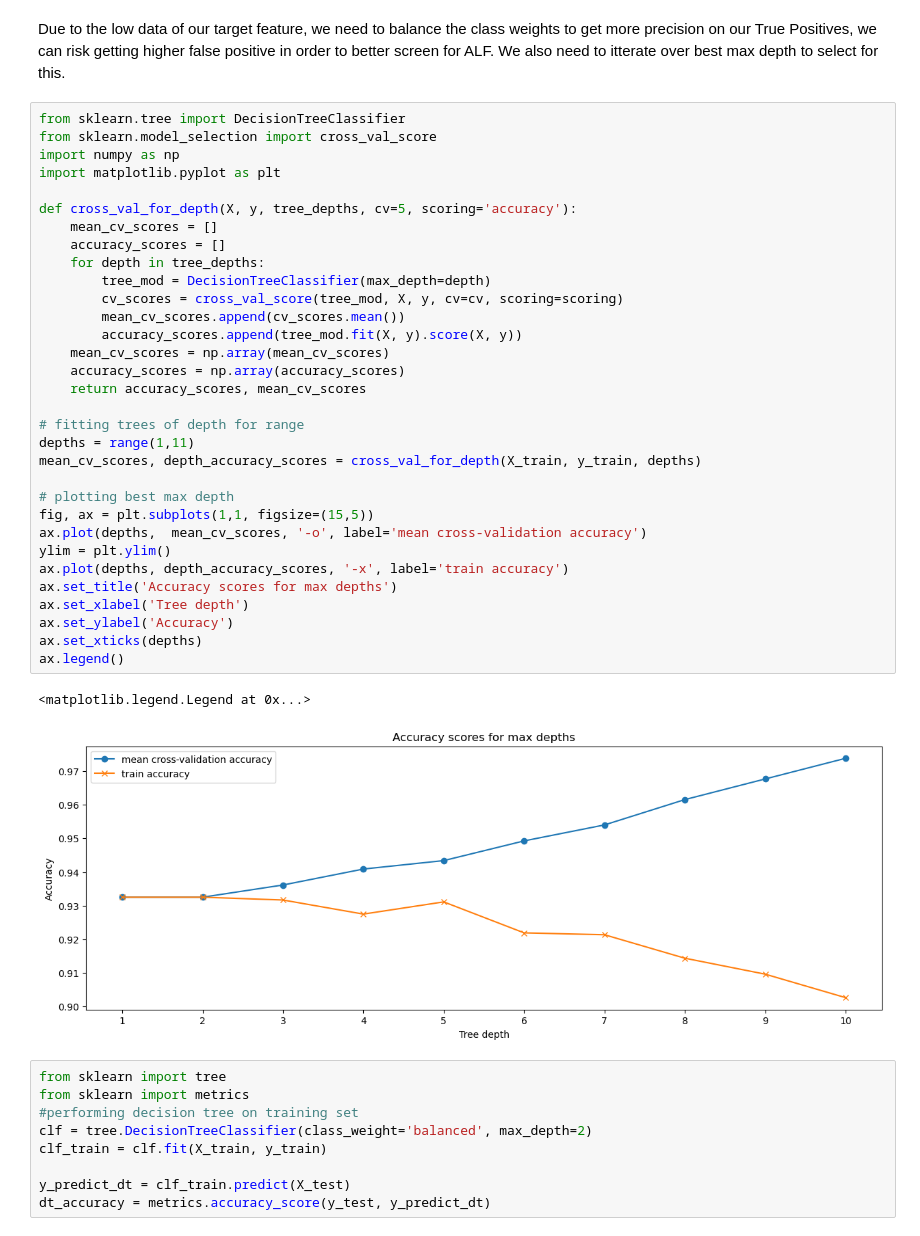
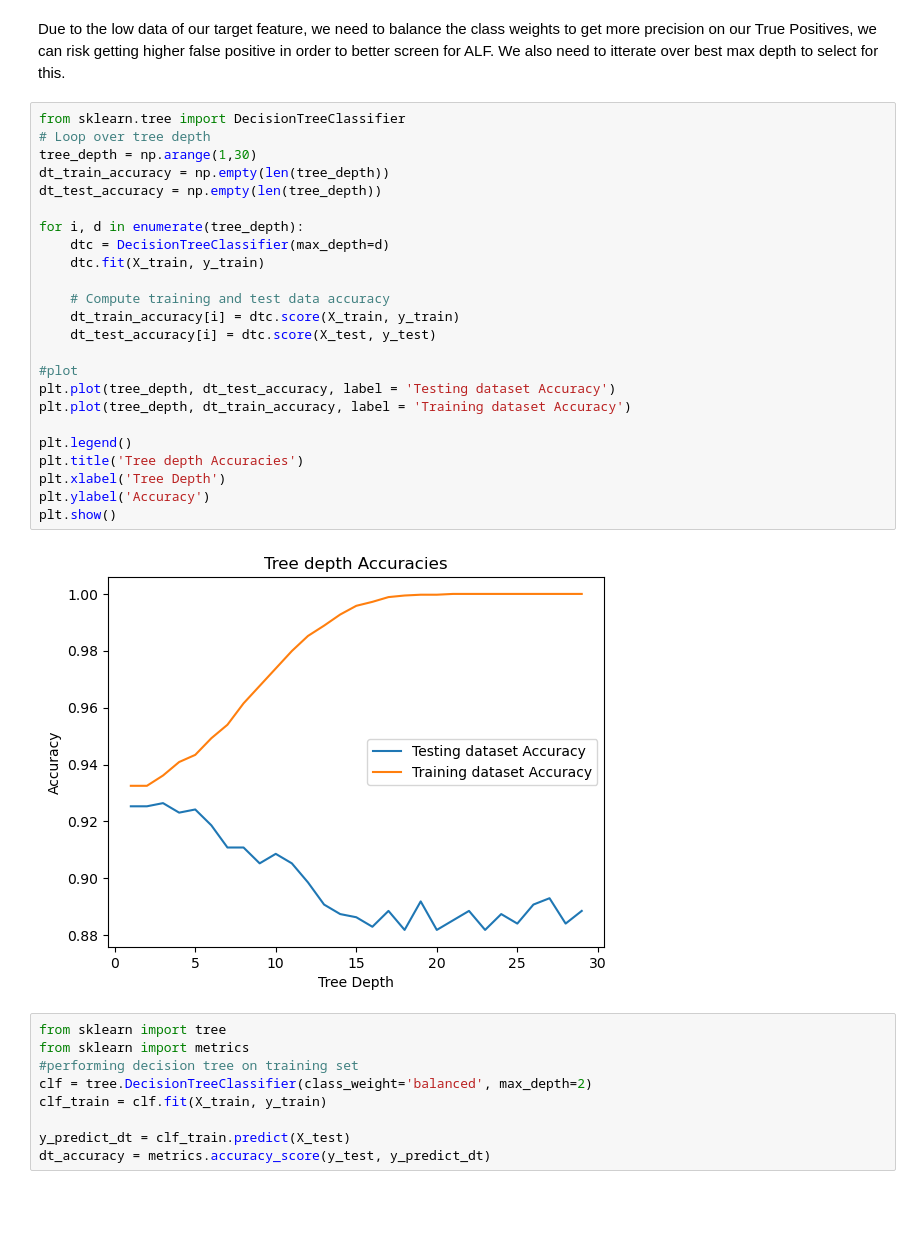
Before and after one commit to Jacinda-G/Capstone-AcuteLiverFailure, a Jupyter notebook: Kaggle ALF dataset/Acute Liver Failure.ipynb, the cells around one changed output. Cells and saved outputs as stored; diff of their text form; blank space fills up the shorter version.

```diff
--- a/Kaggle ALF dataset/Acute Liver Failure.ipynb
+++ b/Kaggle ALF dataset/Acute Liver Failure.ipynb
@@ -484,41 +484,32 @@ X_train, X_test, y_train, y_test = train_test_split(X, y, test_size=0.2, random_
 ###### A decision tree will allow me to create a simple tree to visulaize numeric/categorical data. It is well performing and is able to validated to check its reliability.
 # %% [markdown]
 Due to the low data of our target feature, we need to balance the class weights to get more precision on our True Positives, we can risk getting higher false positive in order to better screen for ALF. We also need to itterate over best max depth to select for this.
-# %%
-from sklearn.tree import DecisionTreeClassifier
-from sklearn.model_selection import cross_val_score
-import numpy as np
-import matplotlib.pyplot as plt
-
-def cross_val_for_depth(X, y, tree_depths, cv=5, scoring='accuracy'):
-    mean_cv_scores = []
-    accuracy_scores = []
-    for depth in tree_depths:
-        tree_mod = DecisionTreeClassifier(max_depth=depth)
-        cv_scores = cross_val_score(tree_mod, X, y, cv=cv, scoring=scoring)
-        mean_cv_scores.append(cv_scores.mean())
-        accuracy_scores.append(tree_mod.fit(X, y).score(X, y))
-    mean_cv_scores = np.array(mean_cv_scores)
-    accuracy_scores = np.array(accuracy_scores)
-    return accuracy_scores, mean_cv_scores
-
-# fitting trees of depth for range
-depths = range(1,11)
-mean_cv_scores, depth_accuracy_scores = cross_val_for_depth(X_train, y_train, depths)
-
-# plotting best max depth
-fig, ax = plt.subplots(1,1, figsize=(15,5))
-ax.plot(depths,  mean_cv_scores, '-o', label='mean cross-validation accuracy')
-ylim = plt.ylim()
-ax.plot(depths, depth_accuracy_scores, '-x', label='train accuracy')
-ax.set_title('Accuracy scores for max depths')
-ax.set_xlabel('Tree depth')
-ax.set_ylabel('Accuracy')
-ax.set_xticks(depths)
-ax.legend()
-# %% [output]
-<matplotlib.legend.Legend at 0x...>
-[figure, removed]
+# %%
+from sklearn.tree import DecisionTreeClassifier
+# Loop over tree depth
+tree_depth = np.arange(1,30)
+dt_train_accuracy = np.empty(len(tree_depth))
+dt_test_accuracy = np.empty(len(tree_depth))
+
+for i, d in enumerate(tree_depth):
+    dtc = DecisionTreeClassifier(max_depth=d)
+    dtc.fit(X_train, y_train)
+
+    # Compute training and test data accuracy
+    dt_train_accuracy[i] = dtc.score(X_train, y_train)
+    dt_test_accuracy[i] = dtc.score(X_test, y_test)
+
+#plot
+plt.plot(tree_depth, dt_test_accuracy, label = 'Testing dataset Accuracy')
+plt.plot(tree_depth, dt_train_accuracy, label = 'Training dataset Accuracy')
+
+plt.legend()
+plt.title('Tree depth Accuracies')
+plt.xlabel('Tree Depth')
+plt.ylabel('Accuracy')
+plt.show()
+# %% [output]
+[figure, added]
 # %%
 from sklearn import tree
 from sklearn import metrics
```
Also changed, not shown: parts of 7 cells of this notebook, 2 other files.
